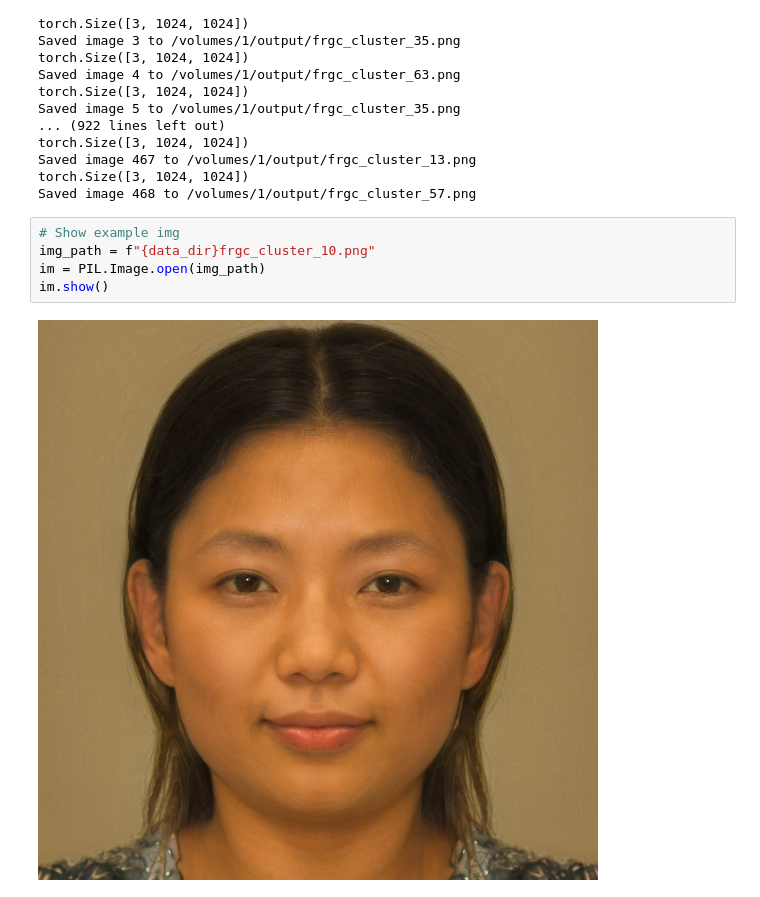
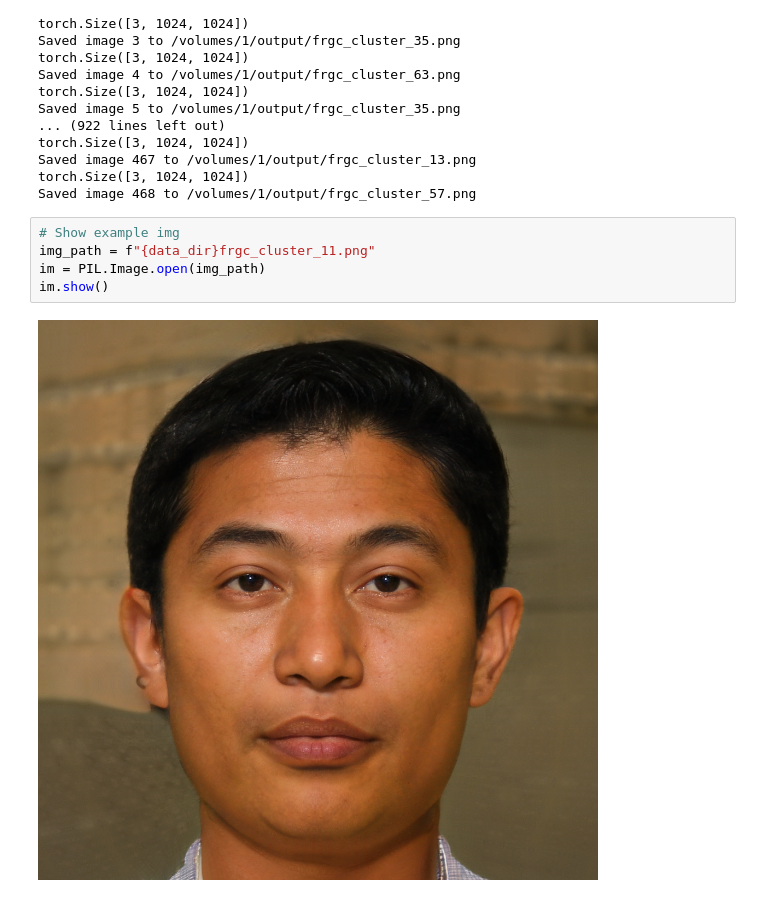
Before and after one commit to thaulow/stablehash-GAN, a Jupyter notebook: train-stablehash-remapping.ipynb, the cells around one changed output. Cells and saved outputs as stored; diff of their text form.

```diff
--- a/train-stablehash-remapping.ipynb
+++ b/train-stablehash-remapping.ipynb
@@ -265,8 +265,8 @@ torch.Size([3, 1024, 1024])
 Saved image 468 to /volumes/1/output/frgc_cluster_57.png
 # %%
 # Show example img
-img_path = f"{data_dir}frgc_cluster_10.png"
+img_path = f"{data_dir}frgc_cluster_11.png"
 im = PIL.Image.open(img_path)
 im.show()
 # %% [output]
-[figure, old version]
+[figure, new version]
```
Also changed, not shown: 1 other file.
